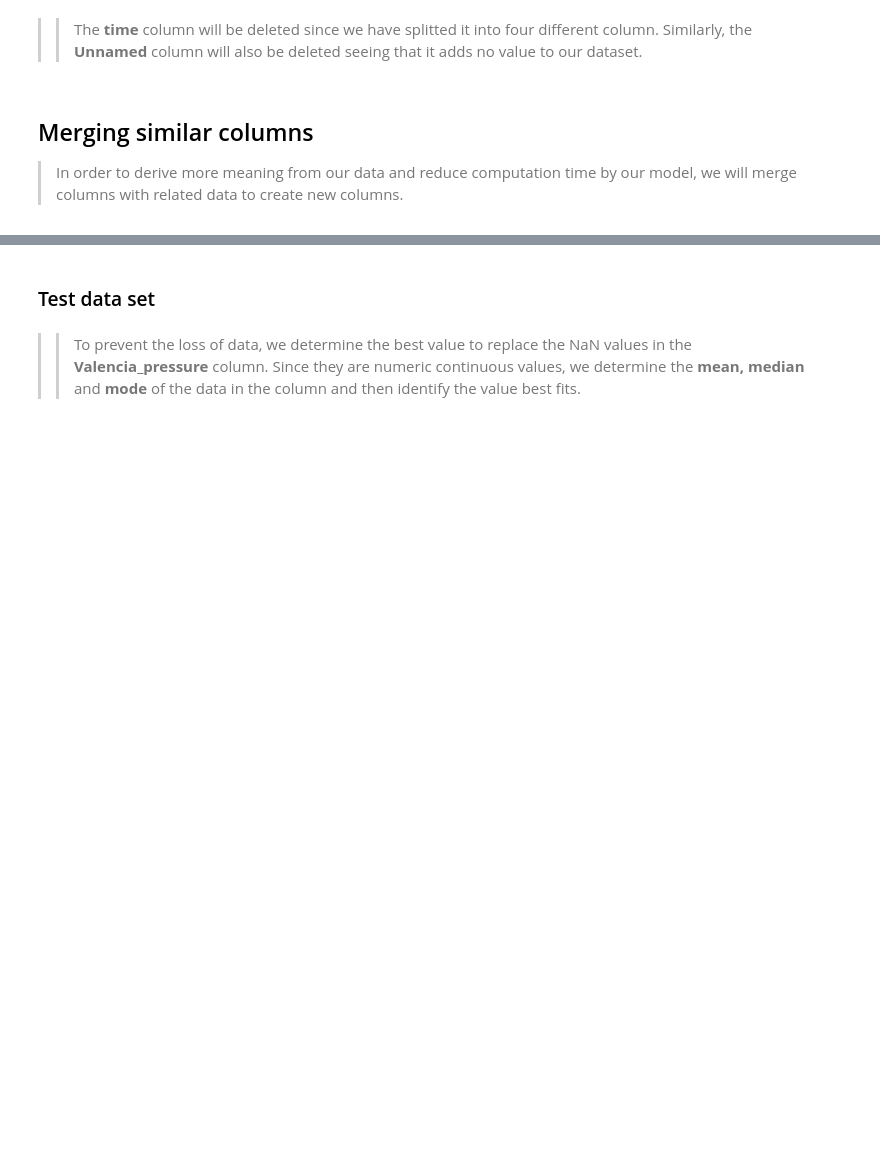
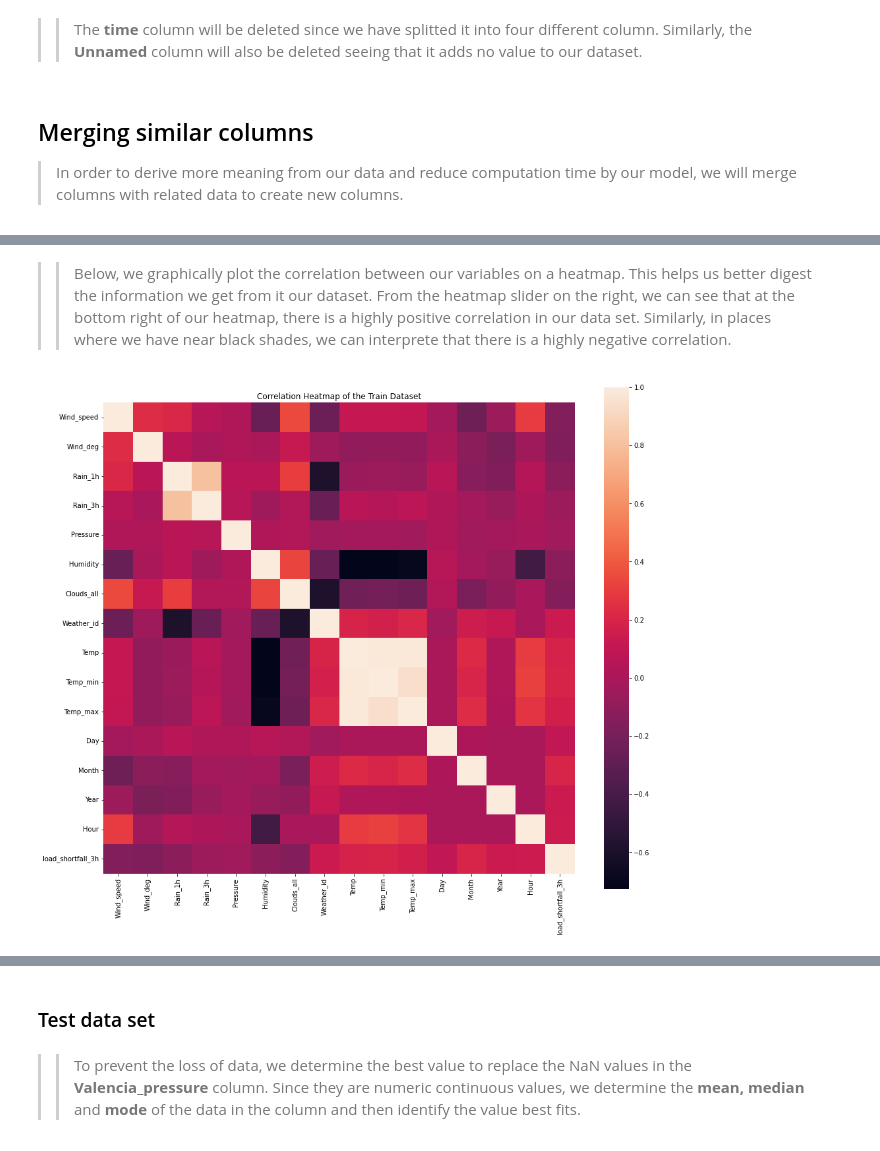
Before and after one commit to pcf26536/TeamNM5, a Jupyter notebook: starter-notebook.ipynb, the cells around one changed output, grey strips where cells are left out. Drawn from its saved outputs; the diff is of its cells as text; code cells hidden in the pictures; blank space fills up the shorter version.

```diff
--- a/starter-notebook.ipynb
+++ b/starter-notebook.ipynb
@@ -564,3 +402,6 @@ df_train[['time', 'Day', 'Month', 'Year', 'Hour']].head()
 # %% [markdown]
 ## Merging similar columns
 > In order to derive more meaning from our data and reduce computation time by our model, we will merge columns with related data to create new columns.
+# %%
+df_train_1 = df_train.copy()
+df_train['Seville_pressure']
@@ -567,13 +421,13 @@ df_train[['time', 'Day', 'Month', 'Year', 'Hour']].head()
 # %%
-df_train['Wind_speed'] = df_train['Barcelona_wind_speed'] + df_train['Bilbao_wind_speed'] + df_train['Madrid_wind_speed'] + df_train['Seville_wind_speed'] + df_train['Valencia_wind_speed']
-df_train['Wind_deg'] = df_train['Barcelona_wind_deg'] + df_train['Bilbao_wind_deg'] + df_train['Valencia_wind_deg']
-df_train['Rain_1h'] = df_train ['Barcelona_rain_1h'] + df_train['Bilbao_rain_1h'] + df_train['Madrid_rain_1h'] + df_train['Seville_rain_1h']
-df_train['Rain_3h'] = df_train ['Barcelona_rain_1h'] + df_train['Seville_rain_3h']
-df_train['Pressure'] = df_train['Barcelona_pressure'] + df_train['Bilbao_pressure'] + df_train['Madrid_pressure'] + df_train['Seville_pressure'] + df_train['Valencia_pressure']
-df_train['Humidity'] = df_train['Madrid_humidity'] + df_train['Seville_humidity'] + df_train['Valencia_humidity']
-df_train['Clouds_all'] = df_train['Bilbao_clouds_all'] + df_train['Madrid_clouds_all'] + df_train['Seville_clouds_all']
-df_train['Weather_id'] = df_train['Barcelona_weather_id'] + df_train['Bilbao_weather_id'] + df_train['Madrid_weather_id'] + df_train['Seville_weather_id']
-df_train['Temp'] = df_train['Barcelona_temp'] + df_train['Bilbao_temp'] + df_train['Madrid_temp'] + df_train['Seville_temp'] + df_train['Valencia_temp']
-df_train['Temp_min'] = df_train['Barcelona_temp_min'] + df_train['Bilbao_temp_min'] + df_train['Madrid_temp_min'] + df_train['Seville_temp_min'] + df_train['Valencia_temp_min']
-df_train['Temp_max'] = df_train['Barcelona_temp_max'] + df_train['Bilbao_temp_max'] + df_train['Madrid_temp_max'] + df_train['Seville_temp_max'] + df_train['Valencia_temp_max']
-df_train[['Weather_id', 'Temp', 'Temp_min', 'Temp_max']].describe()
+df_train_1['Wind_speed'] = df_train['Barcelona_wind_speed'] + df_train['Bilbao_wind_speed'] + df_train['Madrid_wind_speed'] + df_train['Seville_wind_speed'] + df_train['Valencia_wind_speed']
+df_train_1['Wind_deg'] = df_train['Barcelona_wind_deg'] + df_train['Bilbao_wind_deg'] + df_train['Valencia_wind_deg']
+df_train_1['Rain_1h'] = df_train ['Barcelona_rain_1h'] + df_train['Bilbao_rain_1h'] + df_train['Madrid_rain_1h'] + df_train['Seville_rain_1h']
+df_train_1['Rain_3h'] = df_train ['Barcelona_rain_1h'] + df_train['Seville_rain_3h']
+df_train_1['Pressure'] = df_train['Barcelona_pressure'] + df_train['Bilbao_pressure'] + df_train['Madrid_pressure'] + df_train['Seville_pressure'] + df_train['Valencia_pressure']
+df_train_1['Humidity'] = df_train['Madrid_humidity'] + df_train['Seville_humidity'] + df_train['Valencia_humidity']
+df_train_1['Clouds_all'] = df_train['Bilbao_clouds_all'] + df_train['Madrid_clouds_all'] + df_train['Seville_clouds_all']
+df_train_1['Weather_id'] = df_train['Barcelona_weather_id'] + df_train['Bilbao_weather_id'] + df_train['Madrid_weather_id'] + df_train['Seville_weather_id']
+df_train_1['Temp'] = df_train['Barcelona_temp'] + df_train['Bilbao_temp'] + df_train['Madrid_temp'] + df_train['Seville_temp'] + df_train['Valencia_temp']
+df_train_1['Temp_min'] = df_train['Barcelona_temp_min'] + df_train['Bilbao_temp_min'] + df_train['Madrid_temp_min'] + df_train['Seville_temp_min'] + df_train['Valencia_temp_min']
+df_train_1['Temp_max'] = df_train['Barcelona_temp_max'] + df_train['Bilbao_temp_max'] + df_train['Madrid_temp_max'] + df_train['Seville_temp_max'] + df_train['Valencia_temp_max']
+df_train_1[['Weather_id', 'Temp', 'Temp_min', 'Temp_max']].describe()
@@ -580,3 +444,3 @@ df_train[['Weather_id', 'Temp', 'Temp_min', 'Temp_max']].describe()
 # %%
-df_train_merge = df_train[['Wind_speed', 'Wind_deg', 'Rain_1h', 'Rain_3h', 'Pressure', 'Humidity', 'Clouds_all', 'Weather_id', 'Temp', 'Temp_min', 'Temp_max', 'Day', 'Month', 'Year', 'Hour', 'load_shortfall_3h']]
+df_train_merge = df_train_1[['Wind_speed', 'Wind_deg', 'Rain_1h', 'Rain_3h', 'Pressure', 'Humidity', 'Clouds_all', 'Weather_id', 'Temp', 'Temp_min', 'Temp_max', 'Day', 'Month', 'Year', 'Hour', 'load_shortfall_3h']]
 df_train_merge.isnull().sum()
@@ -582,0 +489,10 @@ df_train_merge.isnull().sum()
+# %% [markdown]
+>>Below, we graphically plot the correlation between our variables on a heatmap. This helps us better digest the information we get from it our dataset. From the heatmap slider on the right, we can see that at the bottom right of our heatmap, there is a highly positive correlation in our data set. Similarly, in places where we have near black shades, we can interprete that there is a highly negative correlation.
+# %%
+plt.figure(figsize=(16,14))
+plt.title('Correlation Heatmap of the Train Dataset')
+a = sns.heatmap(df_train_merge.corr(), square=True)
+
+plt.show()
+# %% [output]
+[figure, added]
```
Also changed, not shown: parts of 100 cells of this notebook, 7 other files.
